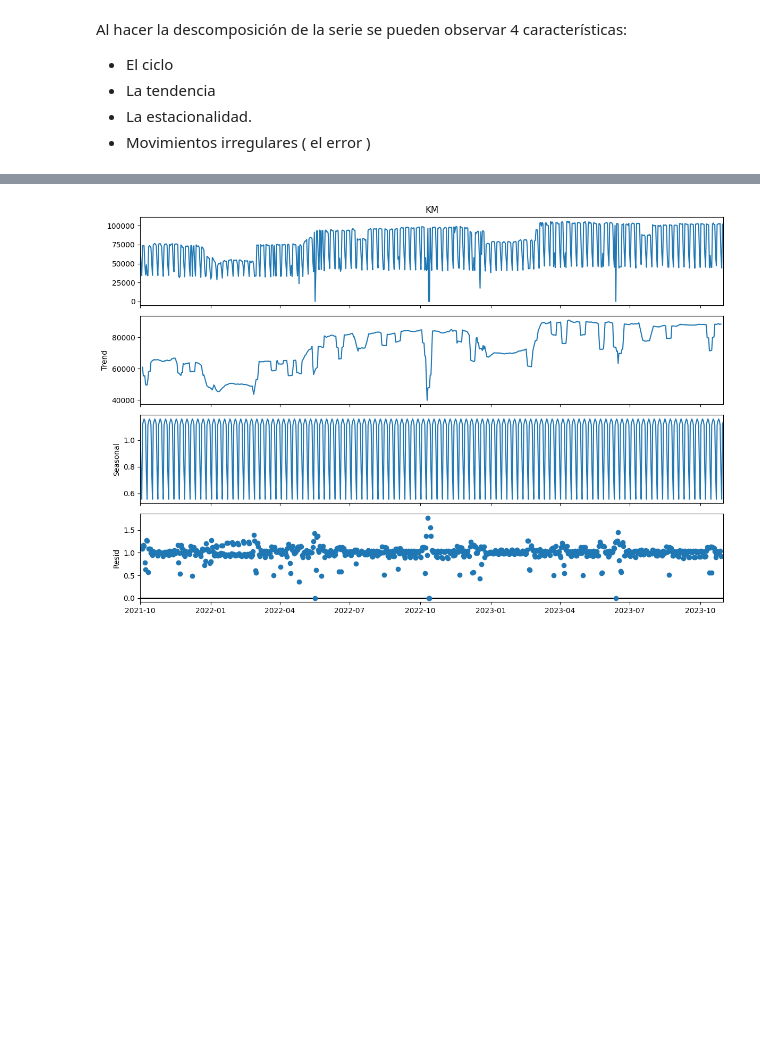
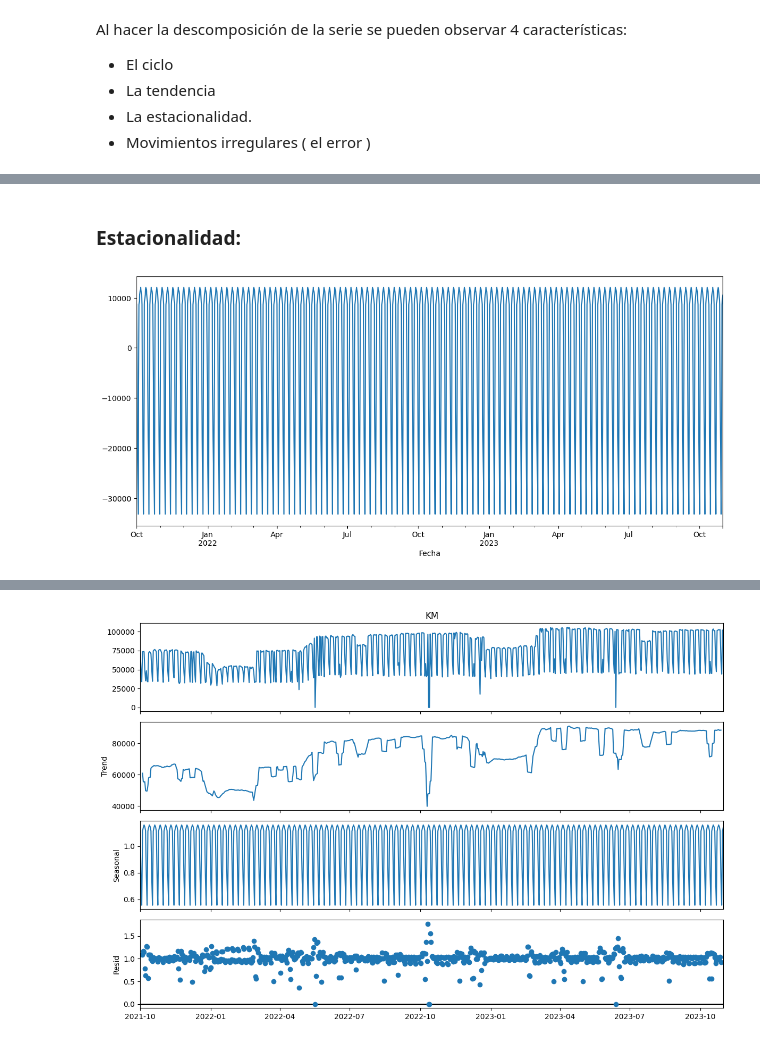
Before and after one commit to jiang-011/AST_G4, a Jupyter notebook: TP_G4_KM.ipynb, the cells around one changed output, grey strips where cells are left out. Saved outputs shown, nothing was run; the diff lists cells and outputs as text; code cells hidden in the pictures; blank space fills up the shorter version.

```diff
--- a/TP_G4_KM.ipynb
+++ b/TP_G4_KM.ipynb
@@ -279,0 +301,8 @@ Descomposicion Multiplicativa
+# %% [markdown]
+### Estacionalidad:
+# %%
+plt.figure( figsize = (14,6))
+s_dec_additive.seasonal.plot()
+plt.show()
+# %% [output]
+[figure, added]
```
Also changed, not shown: parts of 34 cells of this notebook.
